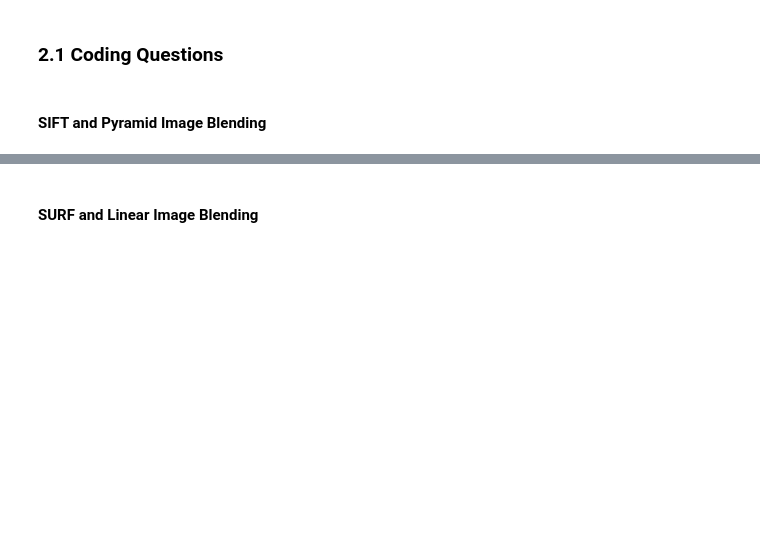
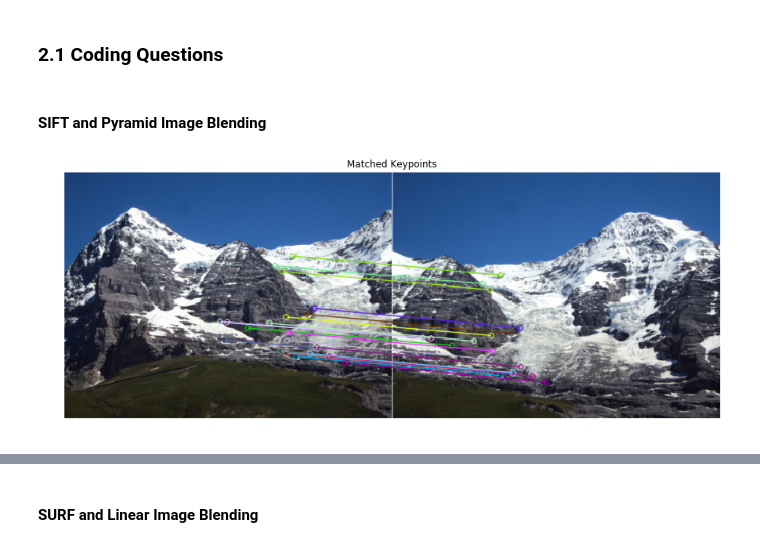
Before and after one commit to mhdahmed/Computer-Vision, a Jupyter notebook: Assignment_2/stitching.ipynb, the cells around one changed output, grey strips where cells are left out. Saved outputs shown, nothing was run; the diff lists cells and outputs as text; code cells hidden in the pictures; blank space fills up the shorter version.

```diff
--- a/Assignment_2/stitching.ipynb
+++ b/Assignment_2/stitching.ipynb
@@ -9,3 +9,39 @@ import numpy as np
 from matplotlib import pyplot as plt
 # %% [markdown]
 #### SIFT and Pyramid Image Blending
+# %%
+"""Compute SIFT keypoints and corresponding descriptors for images 1Hill and 2Hill"""
+
+# reading images to stitch
+hill1 = cv2.imread('stitching_images/1Hill.JPG')  # query
+hill2 = cv2.imread('stitching_images/2Hill.JPG')  # train
+hill3 = cv2.imread('stitching_images/3Hill.JPG')
+
+one_hill = cv2.cvtColor(hill1, cv2.COLOR_BGR2RGB)
+two_hill = cv2.cvtColor(hill2, cv2.COLOR_BGR2RGB)
+three_hill = cv2.cvtColor(hill3, cv2.COLOR_BGR2RGB)
+
+# compute keypoints & descriptors
+sift_obj = cv2.xfeatures2d.SIFT_create()
+keypoints_two, descriptors_two = sift_obj.detectAndCompute(two_hill, None)
+keypoints_one, descriptors_one = sift_obj.detectAndCompute(one_hill, None)
+# %%
+"""Find matching keypoints in two images and display the 20 best pairs"""
+
+# match descriptors
+bf = cv2.BFMatcher()  # Brute-force descriptor matcher
+matches = bf.match(descriptors_one, descriptors_two)
+
+# sort them in the order of their distance.
+matches = sorted(matches, key = lambda x:x.distance)  # sorted(mylist, key=WhatToSortBy)
+
+# draw 20 best keypoints
+imgmatch = cv2.drawMatches(one_hill, keypoints_one, two_hill, keypoints_two, matches[:20], one_hill, flags=2)
+
+# display results
+plt.figure(figsize=(15,15))
+plt.subplot(111), plt.imshow(imgmatch)
+plt.title('Matched Keypoints'), plt.axis('off')
+plt.show()
+# %% [output]
+[figure, added]
```
Also changed, not shown: parts of 6 cells of this notebook.
